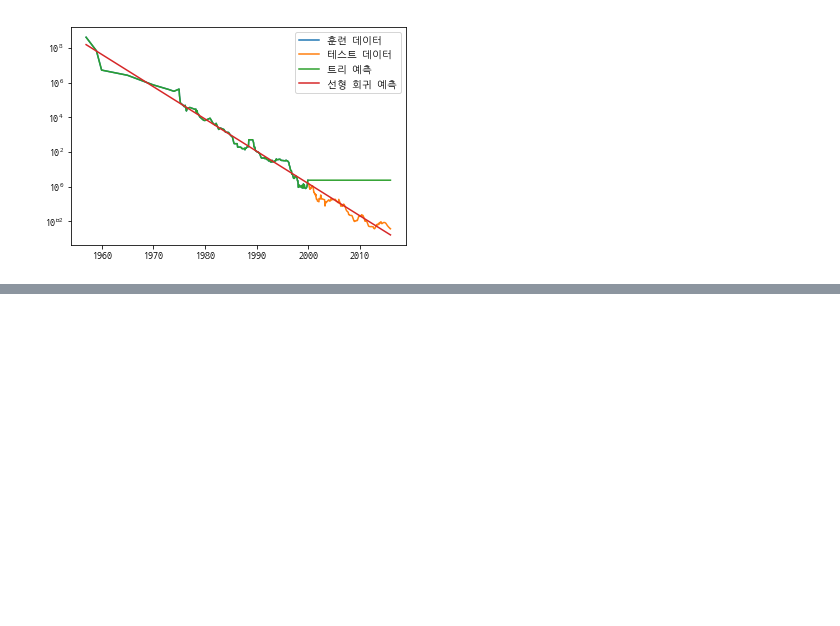
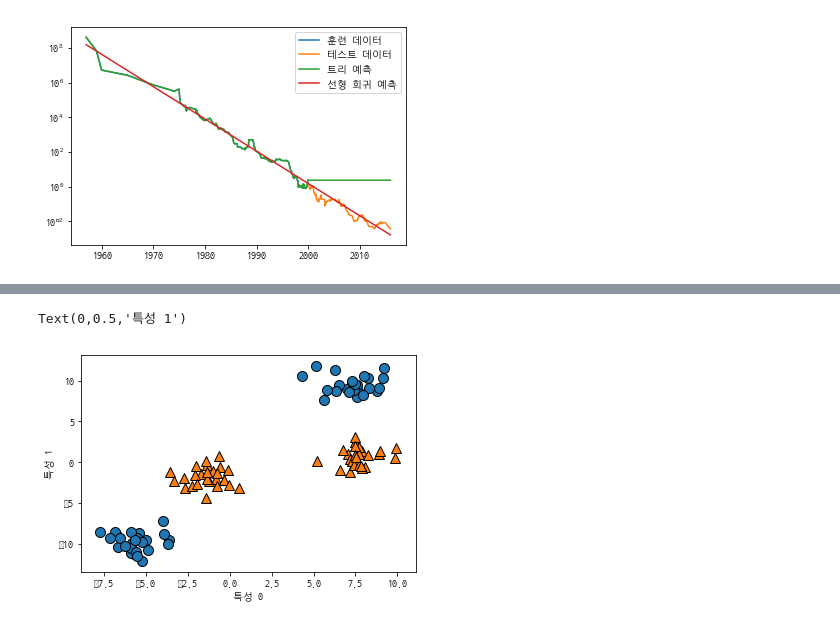
Before and after one commit to kor-Chipmunk/BigDataStudyinCAU, a Jupyter notebook: Chapter02.ipynb, the cells around one changed output, grey strips where cells are left out. Cells and saved outputs as stored; diff of their text form; code cells hidden in the pictures; blank space fills up the shorter version.

```diff
--- a/Chapter02.ipynb
+++ b/Chapter02.ipynb
@@ -580,0 +664,11 @@ plt.legend()
+# %%
+# 커널 서포트 벡터 머신
+X, y = make_blobs(centers=4, random_state=8)
+y = y % 2
+
+mglearn.discrete_scatter(X[:, 0], X[:, 1], y)
+plt.xlabel("특성 0")
+plt.ylabel("특성 1")
+# %% [output]
+Text(0,0.5,'특성 1')
+[figure, added]
```
Also changed, not shown: parts of 52 cells of this notebook, 11 other files.
